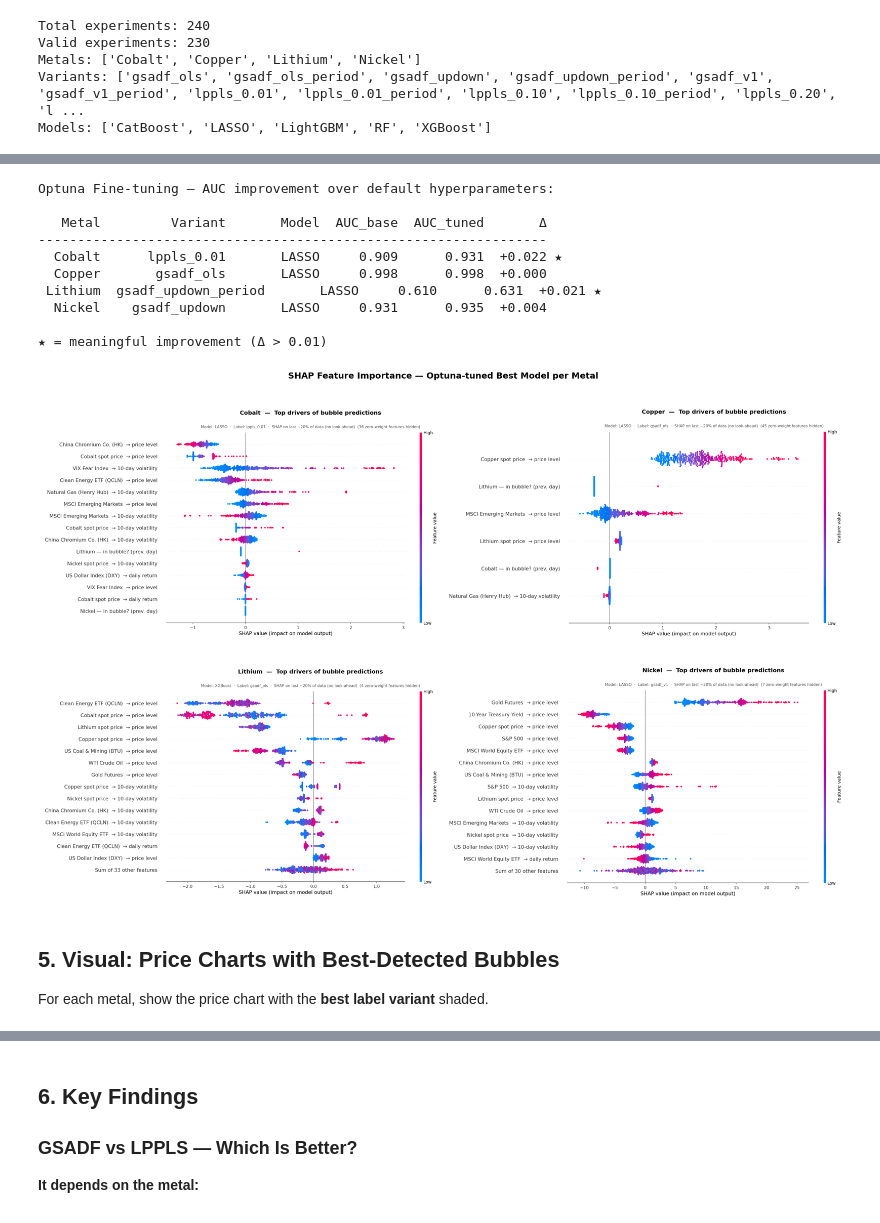
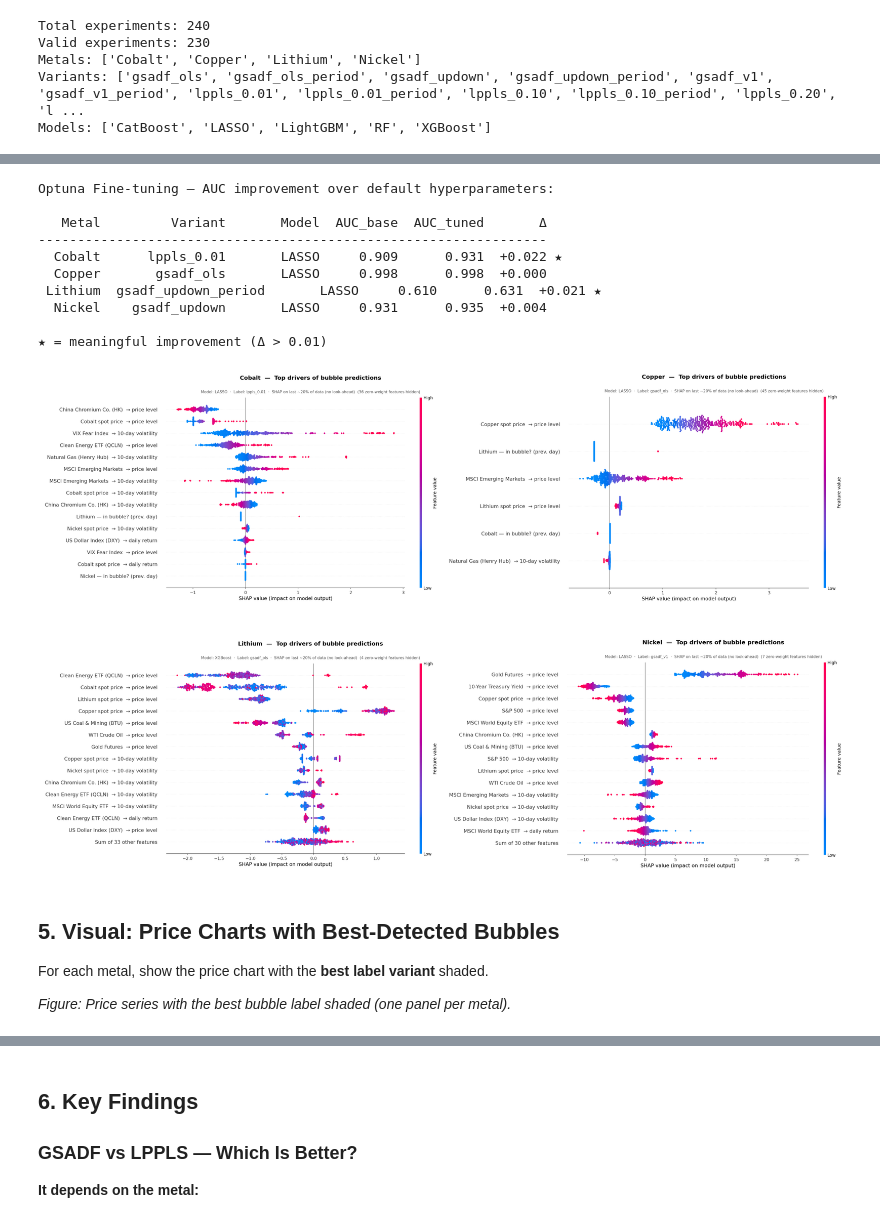
Before and after one commit to Doosheck/metals, a Jupyter notebook: notebooks/03_master_summary.ipynb, the cells around one changed output, grey strips where cells are left out. Saved outputs shown, nothing was run; the diff lists cells and outputs as text; code cells hidden in the pictures.

```diff
--- a/notebooks/03_master_summary.ipynb
+++ b/notebooks/03_master_summary.ipynb
@@ -468,8 +463,6 @@ for i in range(len(pivot_ep.index)):
                     color='white' if val > 0.75 or val < 0.2 else 'black')
 
 plt.colorbar(im, ax=ax, label='Episode Detection Rate', shrink=0.8)
-ax.set_title('Episode Detection Rate — Metal × Label Variant',
-             fontsize=13, fontweight='bold')
 plt.tight_layout()
 plt.savefig('../outputs/03_episode_detection.png', dpi=150, bbox_inches='tight', facecolor='white')
 plt.show()
@@ -572,40 +567,40 @@ if os.path.exists(opt_path):
 else:
     print('Run 02_model_training.ipynb first to generate optuna_results.csv')
 
 # ── SHAP 2×2 overview ─────────────────────────────────────────────────────
 shap_paths = {m: f'../outputs/shap_{m.lower()}.png'
               for m in ['Cobalt', 'Copper', 'Lithium', 'Nickel']}
 
 if all(os.path.exists(p) for p in shap_paths.values()):
     fig, axes = plt.subplots(2, 2, figsize=(20, 14))
     for ax, (metal, path) in zip(axes.flat, shap_paths.items()):
         img = PILImage.open(path)
         ax.imshow(np.array(img))
         ax.axis('off')
-    plt.suptitle('SHAP Feature Importance — Optuna-tuned Best Model per Metal',
-                 fontsize=15, fontweight='bold')
     plt.tight_layout()
     plt.savefig('../outputs/03_shap_overview.png', dpi=120,
                 bbox_inches='tight', facecolor='white')
     plt.show()
 else:
     print('Run 02_model_training.ipynb first to generate SHAP plots.')
 # %% [output]
 Optuna Fine-tuning — AUC improvement over default hyperparameters:
 
    Metal         Variant       Model  AUC_base  AUC_tuned       Δ
 -----------------------------------------------------------------
   Cobalt      lppls_0.01       LASSO     0.909      0.931  +0.022 ★
   Copper       gsadf_ols       LASSO     0.998      0.998  +0.000
  Lithium  gsadf_updown_period       LASSO     0.610      0.631  +0.021 ★
   Nickel    gsadf_updown       LASSO     0.931      0.935  +0.004
 
 ★ = meaningful improvement (Δ > 0.01)
-[figure, old version]
+[figure, new version]
 # %% [markdown]
 ## 5. Visual: Price Charts with Best-Detected Bubbles
 
 For each metal, show the price chart with the **best label variant** shaded.
+
+*Figure: Price series with the best bubble label shaded (one panel per metal).*
 # %%
 fig, axes = plt.subplots(2, 2, figsize=(14, 8))
 
```
Also changed, not shown: parts of 13 cells of this notebook, 38 other files.
